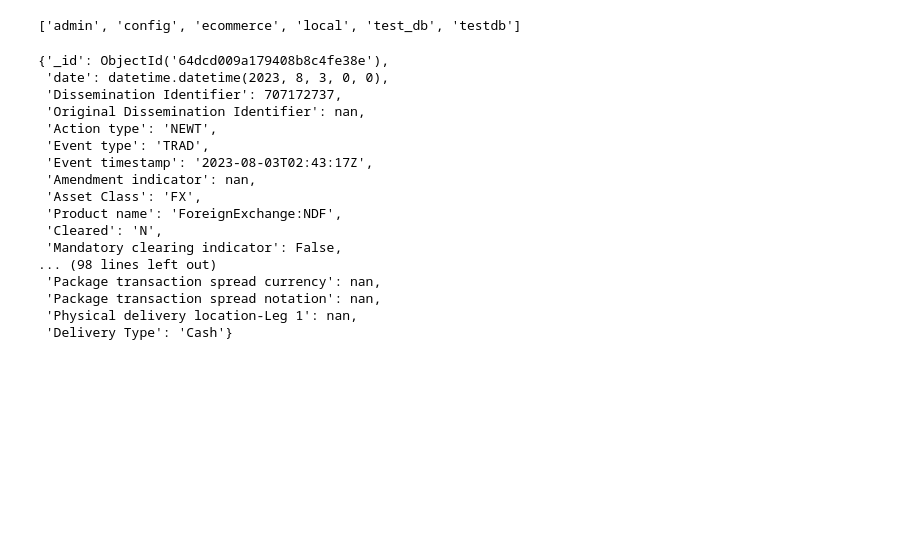
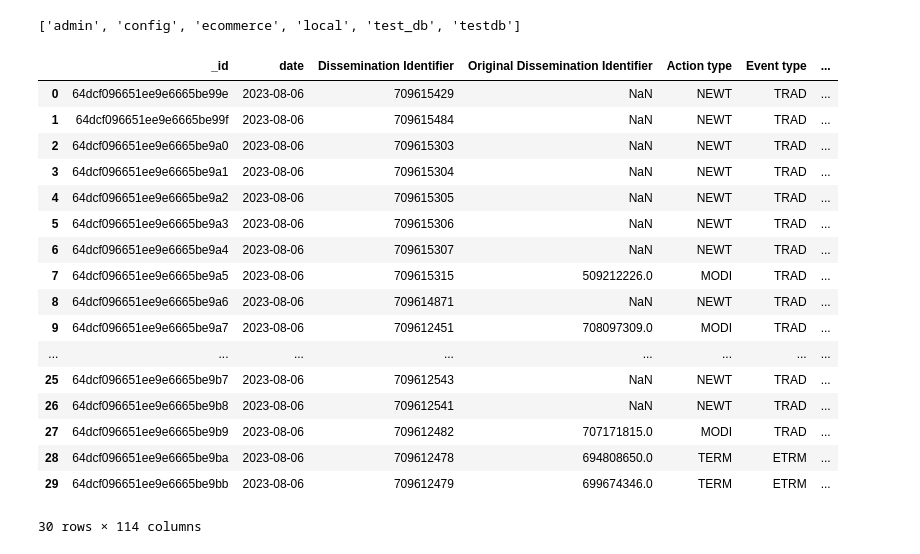
Before and after one commit to Mehedi24434/DTCC_data, a Jupyter notebook: b.ipynb, the cells around one changed output. Drawn from its saved outputs; the diff is of its cells as text; code cells hidden in the pictures; blank space fills up the shorter version.

```diff
--- a/b.ipynb
+++ b/b.ipynb
@@ -387,23 +387,24 @@ client.list_database_names()
 db=client.test_db
 # %%
 coll=db.bag
-# %%
-coll.find_one()
-# %% [output]
-{'_id': ObjectId('64dcd009a179408b8c4fe38e'),
- 'date': datetime.datetime(2023, 8, 3, 0, 0),
- 'Dissemination Identifier': 707172737,
- 'Original Dissemination Identifier': nan,
- 'Action type': 'NEWT',
- 'Event type': 'TRAD',
- 'Event timestamp': '2023-08-03T02:43:17Z',
- 'Amendment indicator': nan,
- 'Asset Class': 'FX',
- 'Product name': 'ForeignExchange:NDF',
- 'Cleared': 'N',
- 'Mandatory clearing indicator': False,
-... (98 lines left out)
- 'Package transaction spread currency': nan,
- 'Package transaction spread notation': nan,
- 'Physical delivery location-Leg 1': nan,
- 'Delivery Type': 'Cash'}
+# %%
+f.get_dataframe_from_mongodb(database_name,collection_name,target_date='2023-08-06')
+# %% [output]
+|  | _id | date | Dissemination Identifier | Original Dissemination Identifier | Action type | Event type | ... |
+| 0 | 64dcf096651ee9e6665be99e | 2023-08-06 | 709615429 | NaN | NEWT | TRAD | ... |
+| 1 | 64dcf096651ee9e6665be99f | 2023-08-06 | 709615484 | NaN | NEWT | TRAD | ... |
+| 2 | 64dcf096651ee9e6665be9a0 | 2023-08-06 | 709615303 | NaN | NEWT | TRAD | ... |
+| 3 | 64dcf096651ee9e6665be9a1 | 2023-08-06 | 709615304 | NaN | NEWT | TRAD | ... |
+| 4 | 64dcf096651ee9e6665be9a2 | 2023-08-06 | 709615305 | NaN | NEWT | TRAD | ... |
+| 5 | 64dcf096651ee9e6665be9a3 | 2023-08-06 | 709615306 | NaN | NEWT | TRAD | ... |
+| 6 | 64dcf096651ee9e6665be9a4 | 2023-08-06 | 709615307 | NaN | NEWT | TRAD | ... |
+| 7 | 64dcf096651ee9e6665be9a5 | 2023-08-06 | 709615315 | 509212226.0 | MODI | TRAD | ... |
+| 8 | 64dcf096651ee9e6665be9a6 | 2023-08-06 | 709614871 | NaN | NEWT | TRAD | ... |
+| 9 | 64dcf096651ee9e6665be9a7 | 2023-08-06 | 709612451 | 708097309.0 | MODI | TRAD | ... |
+| ... | ... | ... | ... | ... | ... | ... | ... |
+| 25 | 64dcf096651ee9e6665be9b7 | 2023-08-06 | 709612543 | NaN | NEWT | TRAD | ... |
+| 26 | 64dcf096651ee9e6665be9b8 | 2023-08-06 | 709612541 | NaN | NEWT | TRAD | ... |
+| 27 | 64dcf096651ee9e6665be9b9 | 2023-08-06 | 709612482 | 707171815.0 | MODI | TRAD | ... |
+| 28 | 64dcf096651ee9e6665be9ba | 2023-08-06 | 709612478 | 694808650.0 | TERM | ETRM | ... |
+| 29 | 64dcf096651ee9e6665be9bb | 2023-08-06 | 709612479 | 699674346.0 | TERM | ETRM | ... |
+30 rows × 114 columns
```
Also changed, not shown: parts of 2 cells of this notebook, 1 other file.
